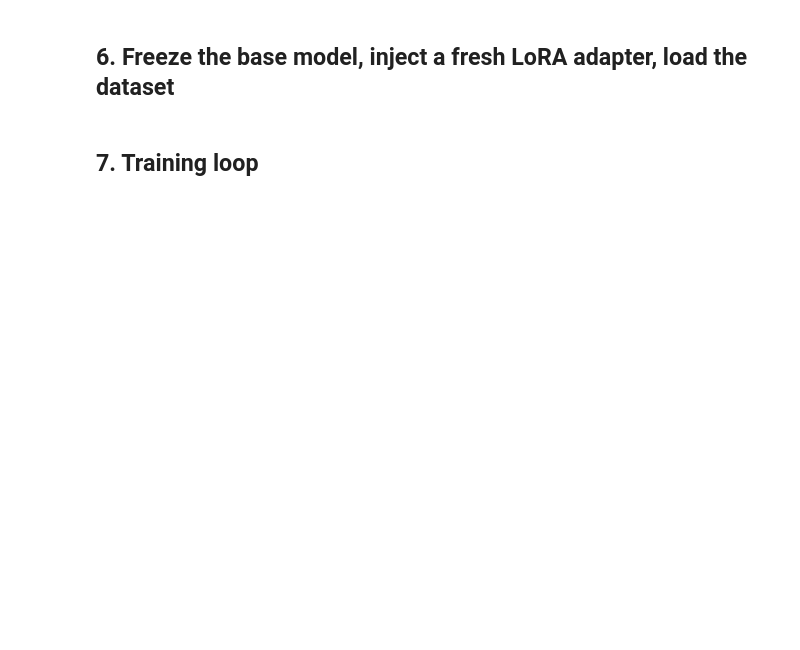
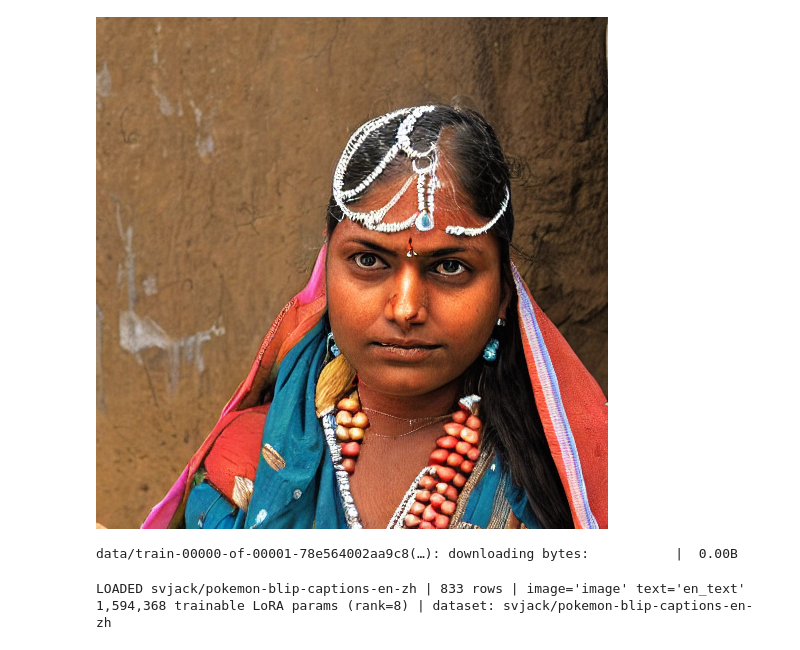
Before and after one commit to parul-04/sd15-lora-pokemon, a Jupyter notebook: SDLoraPokemon.ipynb, the cells around one changed output. Saved outputs shown, nothing was run; the diff lists cells and outputs as text; code cells hidden in the pictures; blank space fills up the shorter version.

```diff
--- a/SDLoraPokemon.ipynb
+++ b/SDLoraPokemon.ipynb
@@ -64,6 +61,30 @@ notebook_login()
-# %% [markdown]
-## 6. Freeze the base model, inject a fresh LoRA adapter, load the dataset
+# %%
+#Loading base SD 1.5 (community mirror) and generate one baseline image.
+
+import torch
+from diffusers import StableDiffusionPipeline
+
+MODEL_ID = "stable-diffusion-v1-5/stable-diffusion-v1-5"
+
+pipe = StableDiffusionPipeline.from_pretrained(
+    MODEL_ID,
+    torch_dtype=torch.float16,
+    safety_checker=None,
+    requires_safety_checker=False,
+)
+pipe = pipe.to("cuda")
+pipe.enable_attention_slicing()
+
+prompt = "indian female"
+generator = torch.Generator("cuda").manual_seed(42)  # fixed seed = reproducible sampler
+
+baseline = pipe(prompt, num_inference_steps=30, guidance_scale=7.5, generator=generator).images[0]
+baseline.save("baseline_before_lora.png")
+baseline  # displays inline
+# %% [output]
+[figure, added]
 # %%
+ #injecting a FRESH LoRA adapter, load THE dataset.
 import torch, torch.nn.functional as F
 from torch.utils.data import DataLoader
 from torchvision import transforms
@@ -73,12 +94,10 @@ from peft import LoraConfig
 
 device = "cuda"
 weight_dtype = torch.float16
-RANK = 8  # sweep this later: 4 / 8 / 16 - change and re-run this cell onward, no restart needed
-
-# The dataset to train on. Must be OPEN (no login / no access request).
+RANK = 8   # 4 / 8 / 16 —
 DATASET_ID = "svjack/pokemon-blip-captions-en-zh"
 
-# Reload a CLEAN UNet every run -> avoids "adapter 'default' already exists" on re-runs.
+# Reloading a CLEAN UNet every run -> no "adapter 'default' already exists" on re-runs.
 pipe.unet = UNet2DConditionModel.from_pretrained(
     MODEL_ID, subfolder="unet", torch_dtype=torch.float16
 ).to("cuda")
@@ -87,20 +106,14 @@ pipe.enable_attention_slicing()
 unet, vae, text_encoder, tokenizer = pipe.unet, pipe.vae, pipe.text_encoder, pipe.tokenizer
 noise_scheduler = DDPMScheduler.from_pretrained(MODEL_ID, subfolder="scheduler")
 
-# Freeze everything - we train ONLY the LoRA layers
 vae.requires_grad_(False); text_encoder.requires_grad_(False); unet.requires_grad_(False)
 
-# Inject a fresh, randomly-initialized LoRA adapter into the UNet attention blocks.
-# init_lora_weights="gaussian": A ~ Gaussian, B = 0 -> adapter is a no-op at step 0.
 lora_config = LoraConfig(
-    r=RANK,
-    lora_alpha=RANK,               # alpha=r -> scaling 1.0, so rank is the only variable in a sweep
-    init_lora_weights="gaussian",
+    r=RANK, lora_alpha=RANK, init_lora_weights="gaussian",
     target_modules=["to_k", "to_q", "to_v", "to_out.0"],
 )
 unet.add_adapter(lora_config)
 
-# Keep trainable LoRA params in fp32 for stable optimization (frozen base stays fp16)
 for p in unet.parameters():
     if p.requires_grad:
         p.data = p.data.float()
@@ -108,7 +121,7 @@ for p in unet.parameters():
 unet.enable_gradient_checkpointing()
 unet.train()
 
-# ---- Load the dataset ----
+#Loading dataset
 dataset = load_dataset(DATASET_ID, split="train")
 cols = dataset.column_names
 img_col = next(c for c in ["image", "img"] if c in cols)
@@ -127,7 +140,7 @@ tf = transforms.Compose([
 def preprocess(ex):
     ex["pixel_values"] = [tf(img.convert("RGB")) for img in ex["image"]]
     tok = tokenizer(ex["text"], max_length=tokenizer.model_max_length,
-                     padding="max_length", truncation=True, return_tensors="pt")
+                    padding="max_length", truncation=True, return_tensors="pt")
     ex["input_ids"] = list(tok.input_ids)
     return ex
 
@@ -142,6 +155,8 @@ def collate(batch):
 loader = DataLoader(dataset, shuffle=True, batch_size=1, collate_fn=collate)
 n_trainable = sum(p.numel() for p in unet.parameters() if p.requires_grad)
 print(f"{n_trainable:,} trainable LoRA params (rank={RANK}) | dataset: {DATASET_ID}")
+# %% [output]
+data/train-00000-of-00001-78e564002aa9c8(…): downloading bytes:           |  0.00B
+LOADED svjack/pokemon-blip-captions-en-zh | 833 rows | image='image' text='en_text'
+1,594,368 trainable LoRA params (rank=8) | dataset: svjack/pokemon-blip-captions-en-zh
-# %% [markdown]
-## 7. Training loop
 # %%
```
Also changed, not shown: parts of 16 cells of this notebook.
